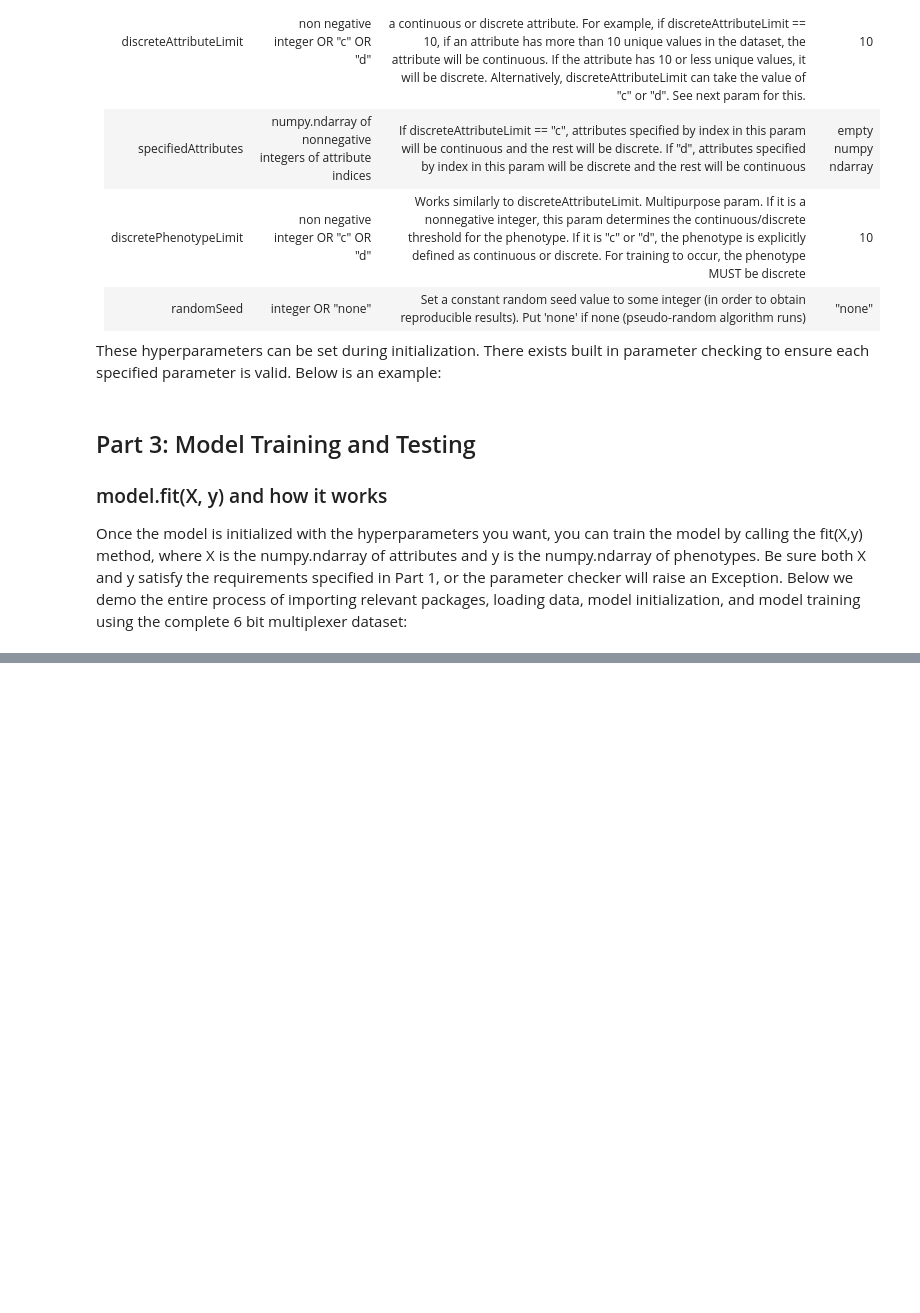
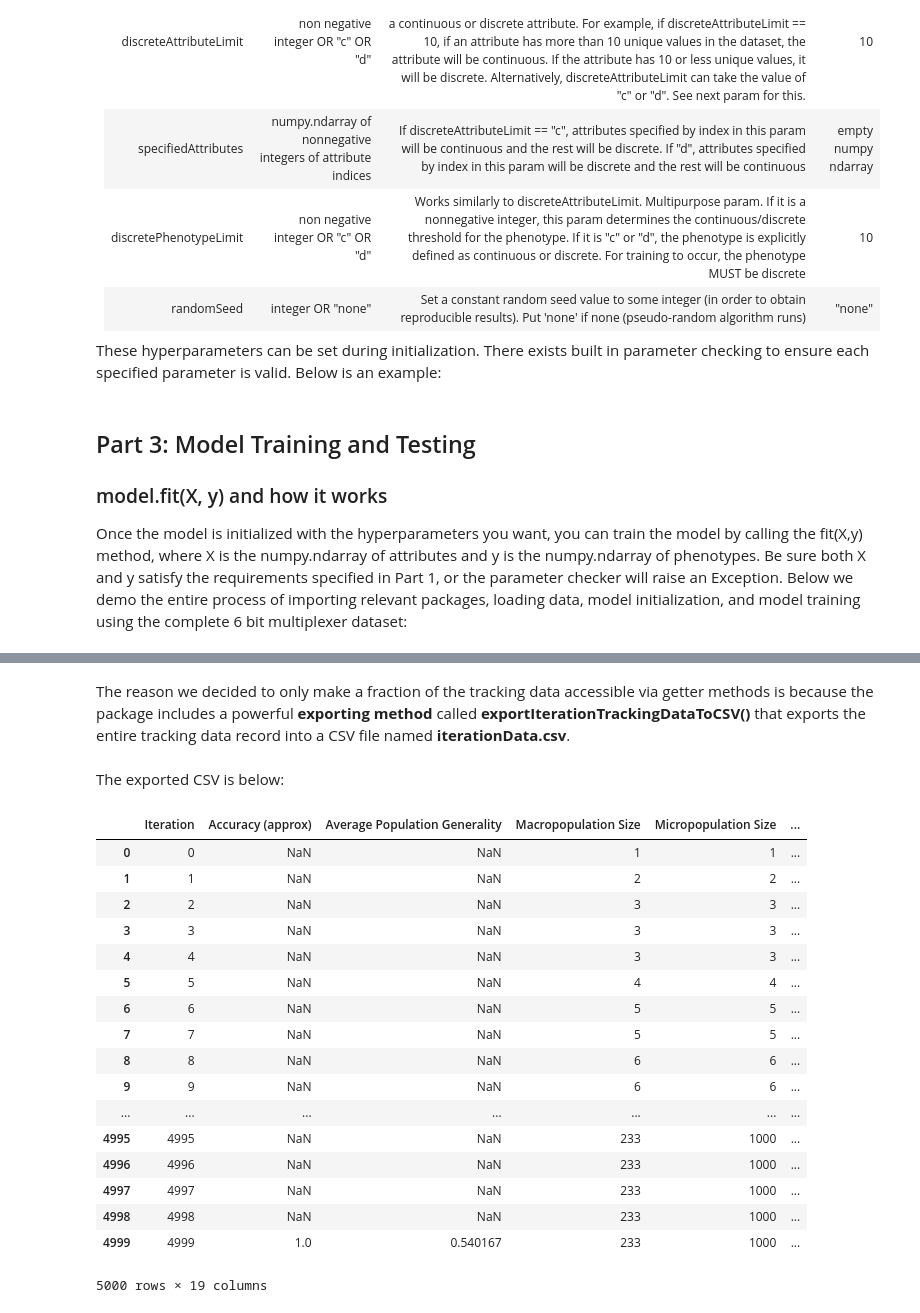
Before and after one commit to UrbsLab/scikit-eLCS, a Jupyter notebook: eLCS User Guide.ipynb, the cells around one changed output, grey strips where cells are left out. Drawn from its saved outputs; the diff is of its cells as text; code cells hidden in the pictures; blank space fills up the shorter version.

```diff
--- a/eLCS User Guide.ipynb
+++ b/eLCS User Guide.ipynb
@@ -474,0 +551,2 @@ All of the aforementioned data is saved within an IterationRecord object, under
+# %% [markdown]
+The reason we decided to only make a fraction of the tracking data accessible via getter methods is because the package includes a powerful **exporting method** called **exportIterationTrackingDataToCSV()** that exports the entire tracking data record into a CSV file named **iterationData.csv**.
@@ -474,0 +555,24 @@ All of the aforementioned data is saved within an IterationRecord object, under
+# %% [markdown]
+The exported CSV is below:
+# %%
+iterationData = pd.read_csv("iterationData.csv")
+display(iterationData)
+# %% [output]
+|  | Iteration | Accuracy (approx) | Average Population Generality | Macropopulation Size | Micropopulation Size | ... |
+| 0 | 0 | NaN | NaN | 1 | 1 | ... |
+| 1 | 1 | NaN | NaN | 2 | 2 | ... |
+| 2 | 2 | NaN | NaN | 3 | 3 | ... |
+| 3 | 3 | NaN | NaN | 3 | 3 | ... |
+| 4 | 4 | NaN | NaN | 3 | 3 | ... |
+| 5 | 5 | NaN | NaN | 4 | 4 | ... |
+| 6 | 6 | NaN | NaN | 5 | 5 | ... |
+| 7 | 7 | NaN | NaN | 5 | 5 | ... |
+| 8 | 8 | NaN | NaN | 6 | 6 | ... |
+| 9 | 9 | NaN | NaN | 6 | 6 | ... |
+| ... | ... | ... | ... | ... | ... | ... |
+| 4995 | 4995 | NaN | NaN | 233 | 1000 | ... |
+| 4996 | 4996 | NaN | NaN | 233 | 1000 | ... |
+| 4997 | 4997 | NaN | NaN | 233 | 1000 | ... |
+| 4998 | 4998 | NaN | NaN | 233 | 1000 | ... |
+| 4999 | 4999 | 1.0 | 0.540167 | 233 | 1000 | ... |
+5000 rows × 19 columns
```
Also changed, not shown: parts of 31 cells of this notebook, 3 other files.
